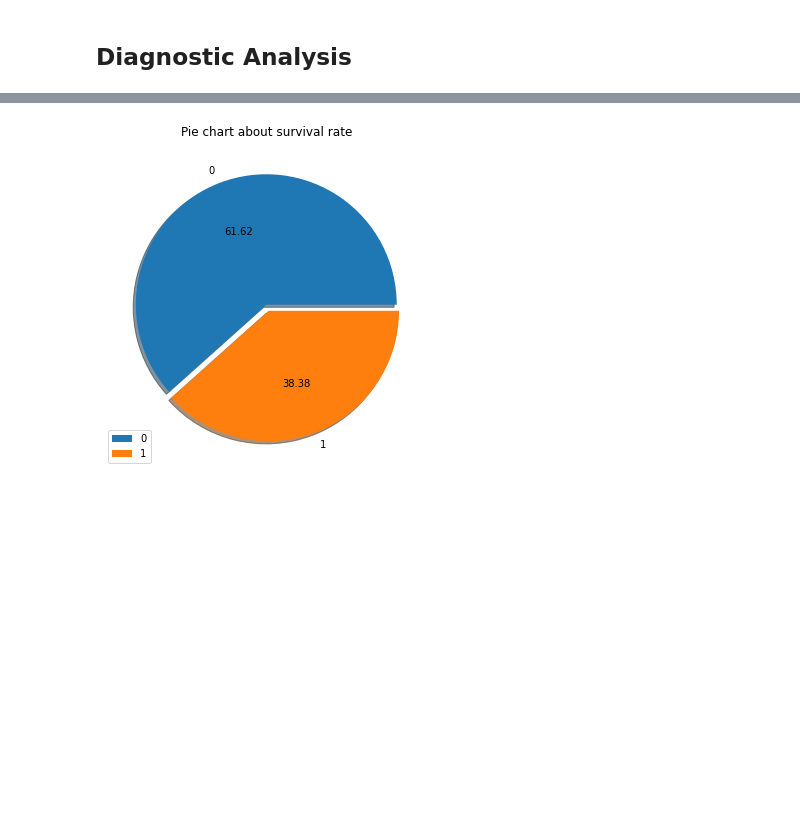
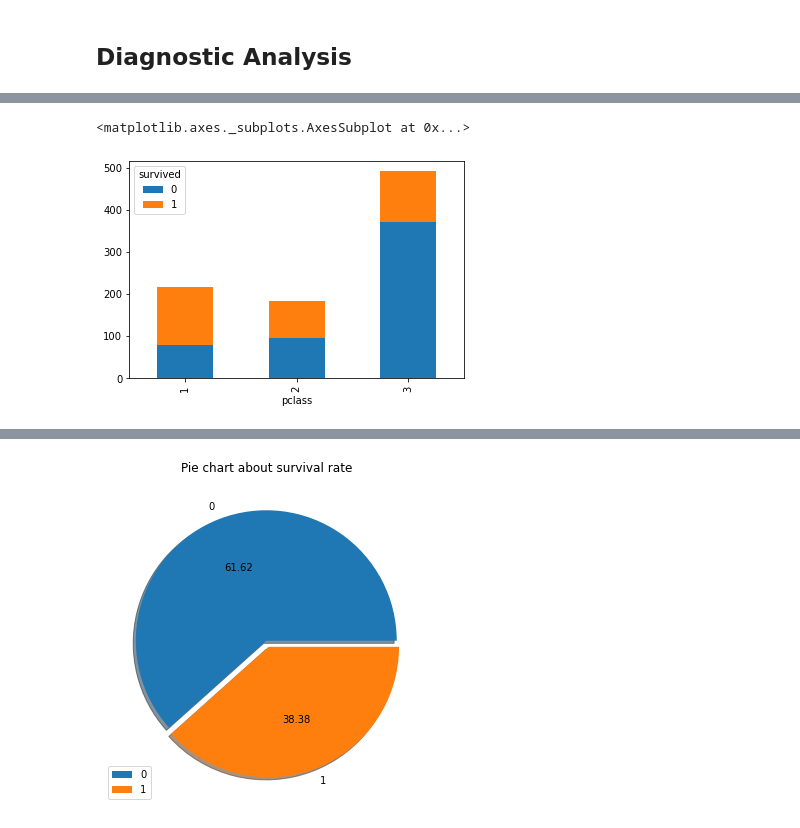
Before and after one commit to chang99729/py34sa3l2, a Jupyter notebook: Lecture 04/Logistic Regression.ipynb, the cells around one changed output, grey strips where cells are left out. Saved outputs shown, nothing was run; the diff lists cells and outputs as text; code cells hidden in the pictures; blank space fills up the shorter version.

```diff
--- a/Lecture 04/Logistic Regression.ipynb
+++ b/Lecture 04/Logistic Regression.ipynb
@@ -60,0 +218,6 @@ plt.show()
+# %%
+df = pd.pivot_table(data=data,index='pclass',columns='survived',values='who',aggfunc='count').reset_index()
+df.plot(x='pclass',kind='bar',stacked=True)
+# %% [output]
+<matplotlib.axes._subplots.AxesSubplot at 0x...>
+[figure, added]
```
Also changed, not shown: parts of 45 cells of this notebook.
